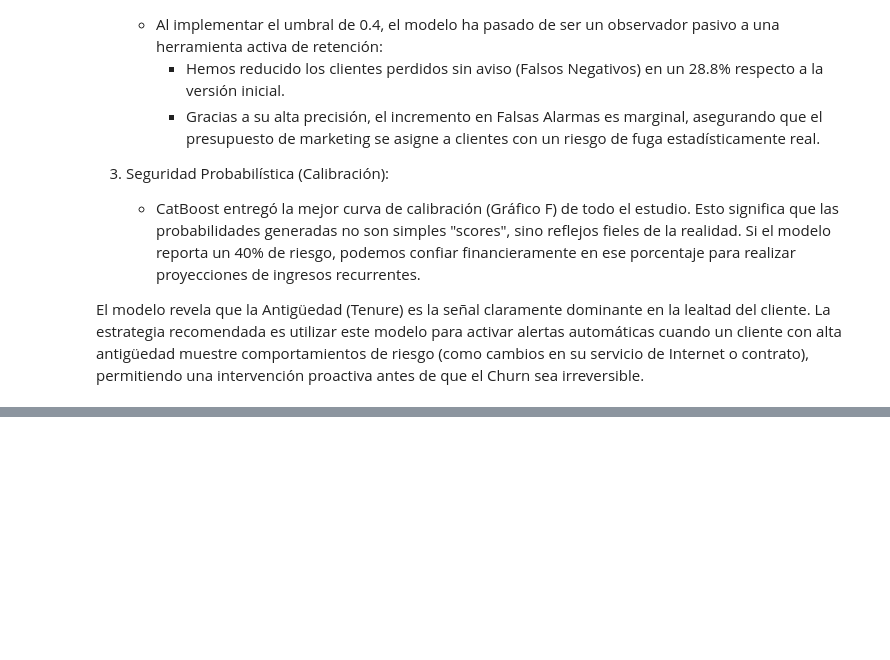
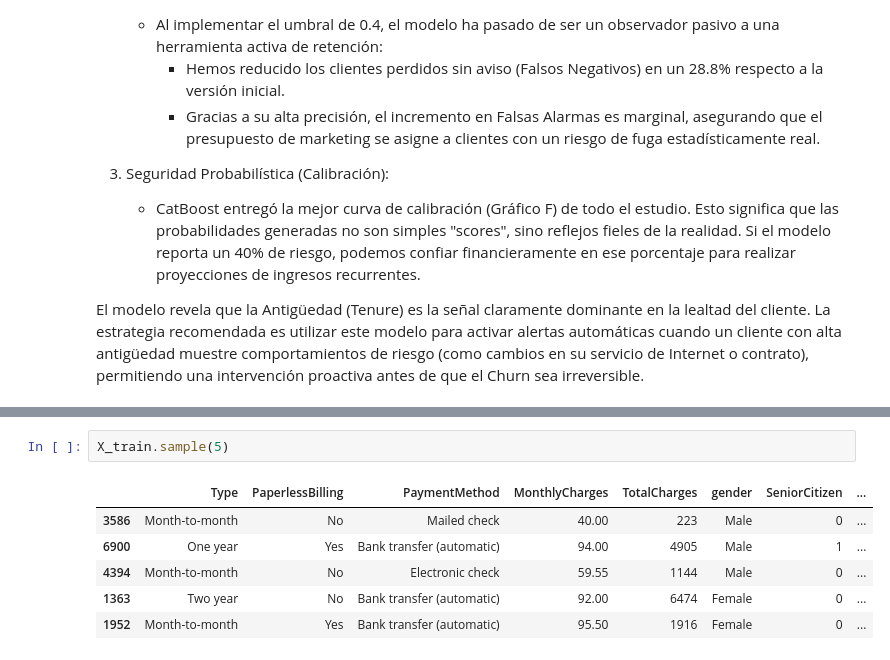
Before and after one commit to NblAugusto17/telecom-churn-prediction, a Jupyter notebook: notebooks/churn-prediction-model.ipynb, the cells around one changed output, grey strips where cells are left out. Cells and saved outputs as stored; diff of their text form; blank space fills up the shorter version.

```diff
--- a/notebooks/churn-prediction-model.ipynb
+++ b/notebooks/churn-prediction-model.ipynb
@@ -2712,0 +2786,9 @@ El modelo revela que la Antigüedad (Tenure) es la señal claramente dominante e
+# %%
+X_train.sample(5)
+# %% [output]
+|  | Type | PaperlessBilling | PaymentMethod | MonthlyCharges | TotalCharges | gender | SeniorCitizen | ... |
+| 3586 | Month-to-month | No | Mailed check | 40.00 | 223 | Male | 0 | ... |
+| 6900 | One year | Yes | Bank transfer (automatic) | 94.00 | 4905 | Male | 1 | ... |
+| 4394 | Month-to-month | No | Electronic check | 59.55 | 1144 | Male | 0 | ... |
+| 1363 | Two year | No | Bank transfer (automatic) | 92.00 | 6474 | Female | 0 | ... |
+| 1952 | Month-to-month | Yes | Bank transfer (automatic) | 95.50 | 1916 | Female | 0 | ... |
```
Also changed, not shown: parts of 22 cells of this notebook, 3 other files.
